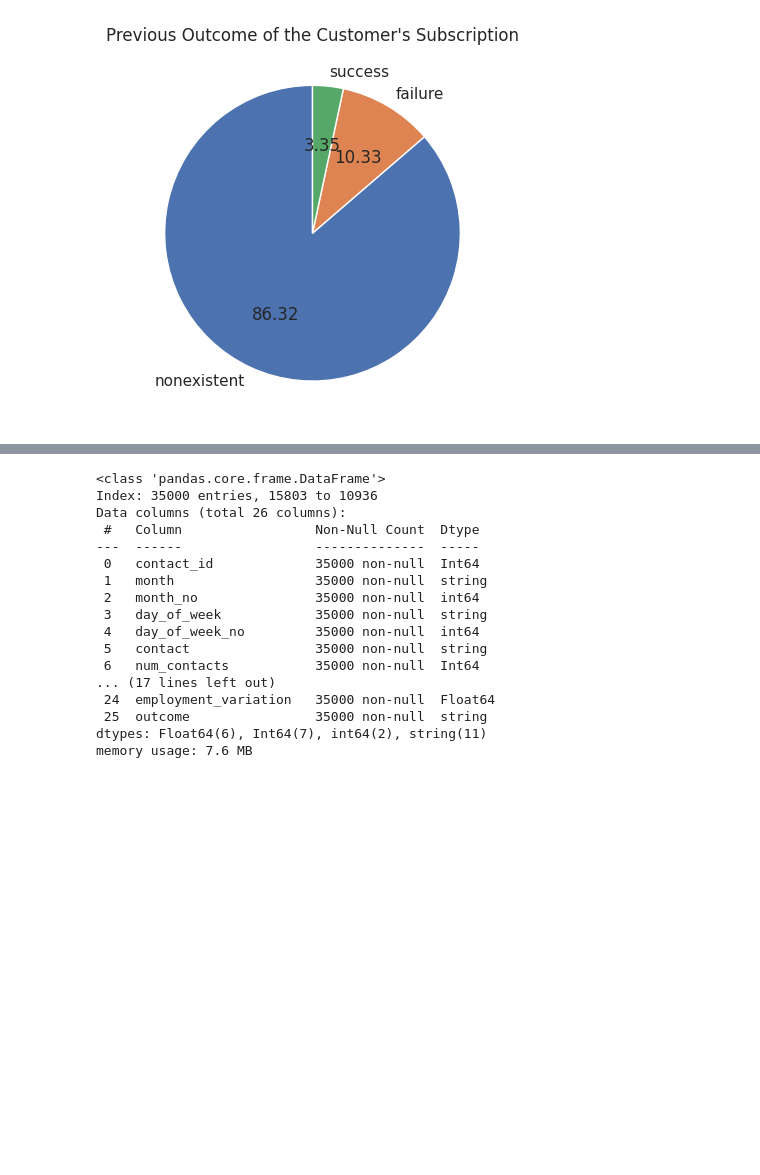
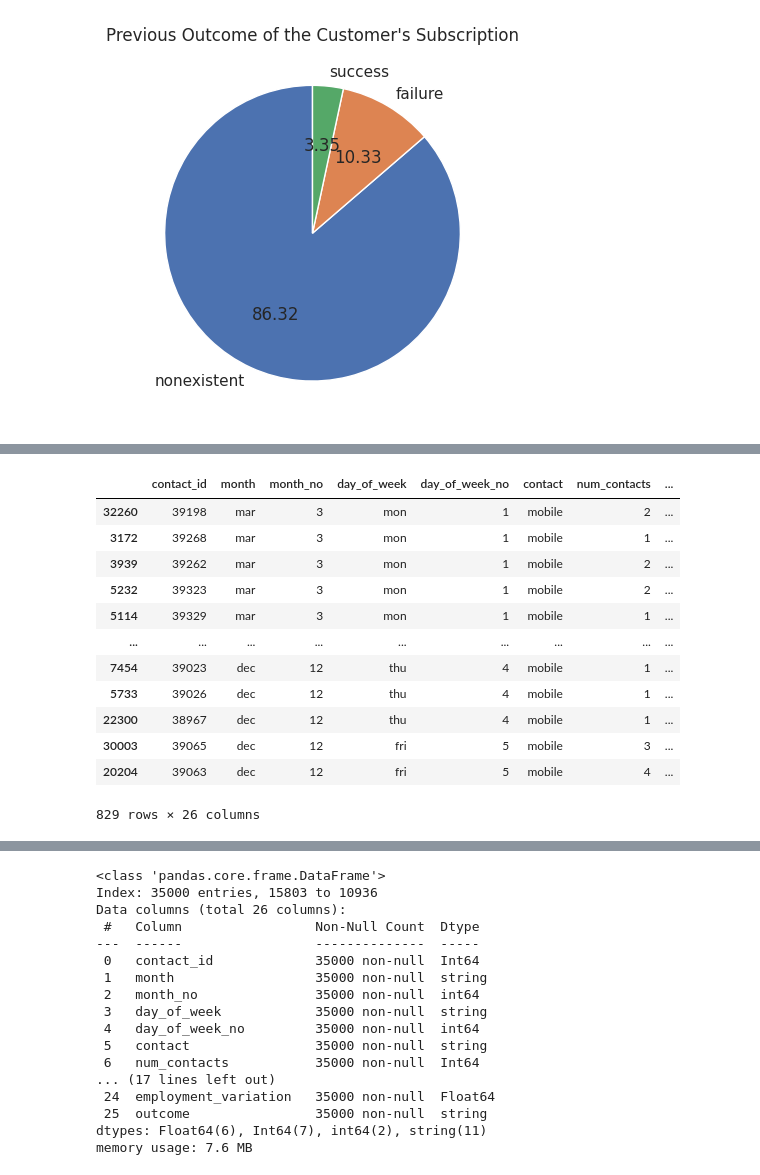
Before and after one commit to krasvachev/Data-Science-Case-Study, a Jupyter notebook: LittleBank_case_study.ipynb, the cells around one changed output, grey strips where cells are left out. Drawn from its saved outputs; the diff is of its cells as text; code cells hidden in the pictures; blank space fills up the shorter version.

```diff
--- a/LittleBank_case_study.ipynb
+++ b/LittleBank_case_study.ipynb
@@ -1003,0 +1090,18 @@ To Do:
+# %%
+df_tr["days_since_previous"].value_counts()
+df_days_previous = df_tr[(df_tr["days_since_previous"] >= 0) & (df_tr["outcome"] == "True")]
+df_days_previous
+# %% [output]
+|  | contact_id | month | month_no | day_of_week | day_of_week_no | contact | num_contacts | ... |
+| 32260 | 39198 | mar | 3 | mon | 1 | mobile | 2 | ... |
+| 3172 | 39268 | mar | 3 | mon | 1 | mobile | 1 | ... |
+| 3939 | 39262 | mar | 3 | mon | 1 | mobile | 2 | ... |
+| 5232 | 39323 | mar | 3 | mon | 1 | mobile | 2 | ... |
+| 5114 | 39329 | mar | 3 | mon | 1 | mobile | 1 | ... |
+| ... | ... | ... | ... | ... | ... | ... | ... | ... |
+| 7454 | 39023 | dec | 12 | thu | 4 | mobile | 1 | ... |
+| 5733 | 39026 | dec | 12 | thu | 4 | mobile | 1 | ... |
+| 22300 | 38967 | dec | 12 | thu | 4 | mobile | 1 | ... |
+| 30003 | 39065 | dec | 12 | fri | 5 | mobile | 3 | ... |
+| 20204 | 39063 | dec | 12 | fri | 5 | mobile | 4 | ... |
+829 rows × 26 columns
```
Also changed, not shown: parts of 39 cells of this notebook, 1 other file.
